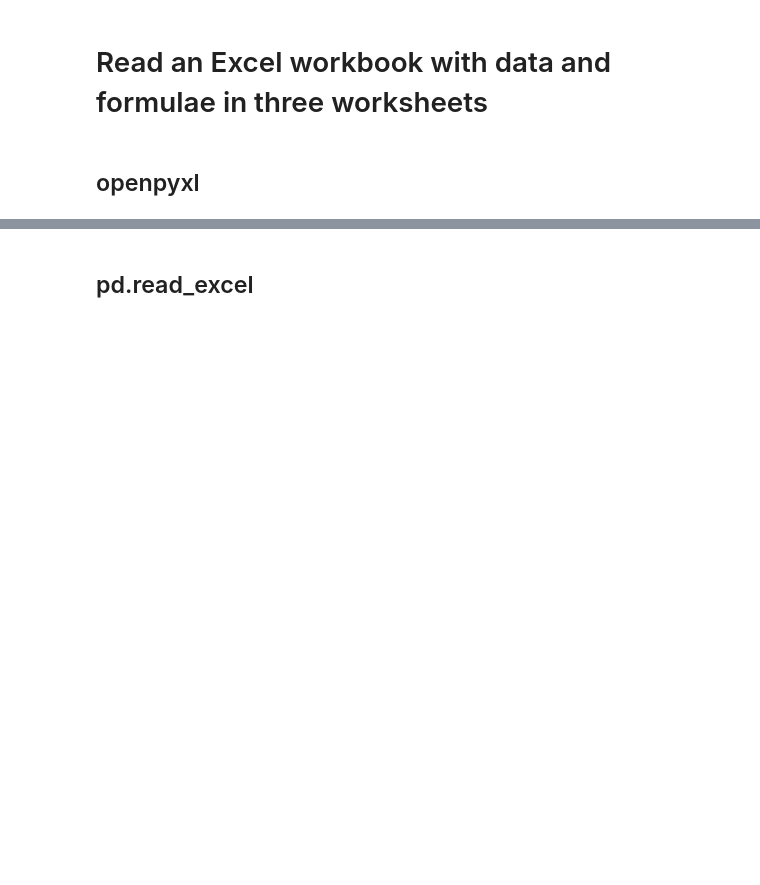
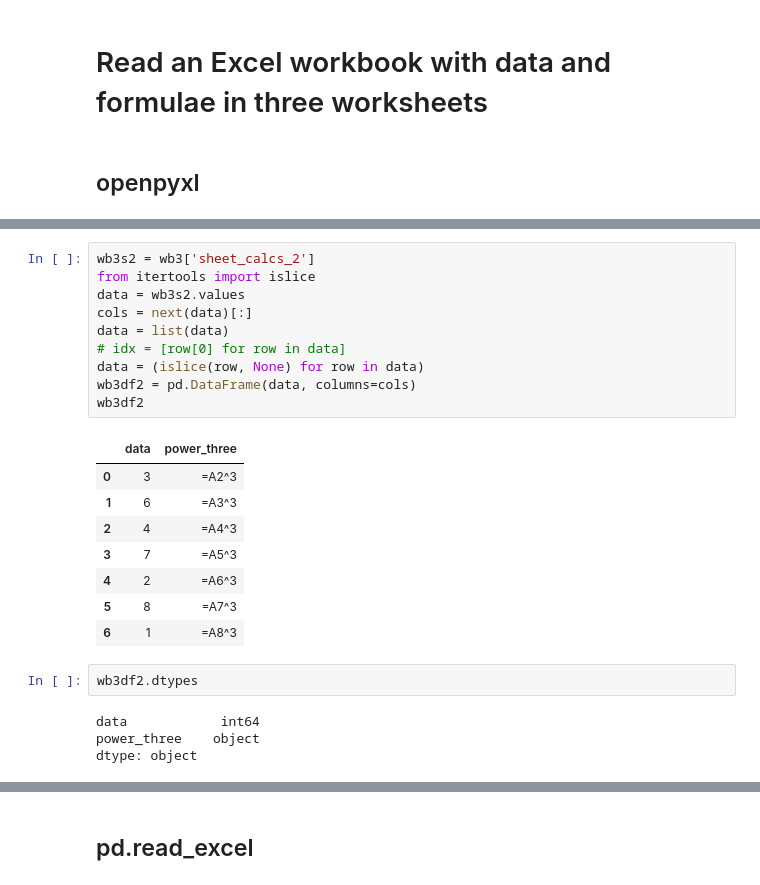
Before and after one commit to gillespilon/noob, a Jupyter notebook: 02_data_file_write.ipynb, the cells around one changed output, grey strips where cells are left out. Saved outputs shown, nothing was run; the diff lists cells and outputs as text; blank space fills up the shorter version.

```diff
--- a/02_data_file_write.ipynb
+++ b/02_data_file_write.ipynb
@@ -546 +546,26 @@ formulae    object
 dtype: object
+# %%
+wb3s2 = wb3['sheet_calcs_2']
+from itertools import islice
+data = wb3s2.values
+cols = next(data)[:]
+data = list(data)
+# idx = [row[0] for row in data]
+data = (islice(row, None) for row in data)
+wb3df2 = pd.DataFrame(data, columns=cols)
+wb3df2
+# %% [output]
+|  | data | power_three |
+| 0 | 3 | =A2^3 |
+| 1 | 6 | =A3^3 |
+| 2 | 4 | =A4^3 |
+| 3 | 7 | =A5^3 |
+| 4 | 2 | =A6^3 |
+| 5 | 8 | =A7^3 |
+| 6 | 1 | =A8^3 |
+# %%
+wb3df2.dtypes
+# %% [output]
+data            int64
+power_three    object
+dtype: object
```
Also changed, not shown: parts of 23 cells of this notebook.
